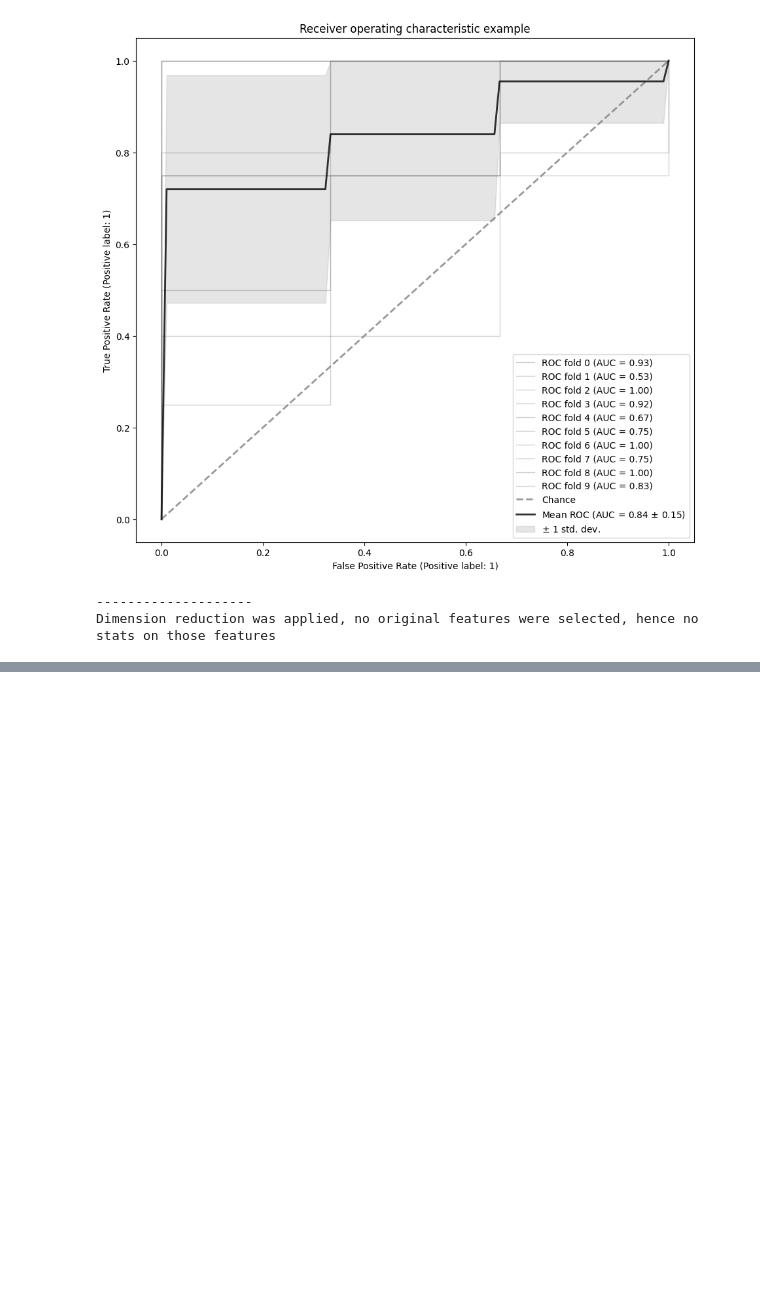
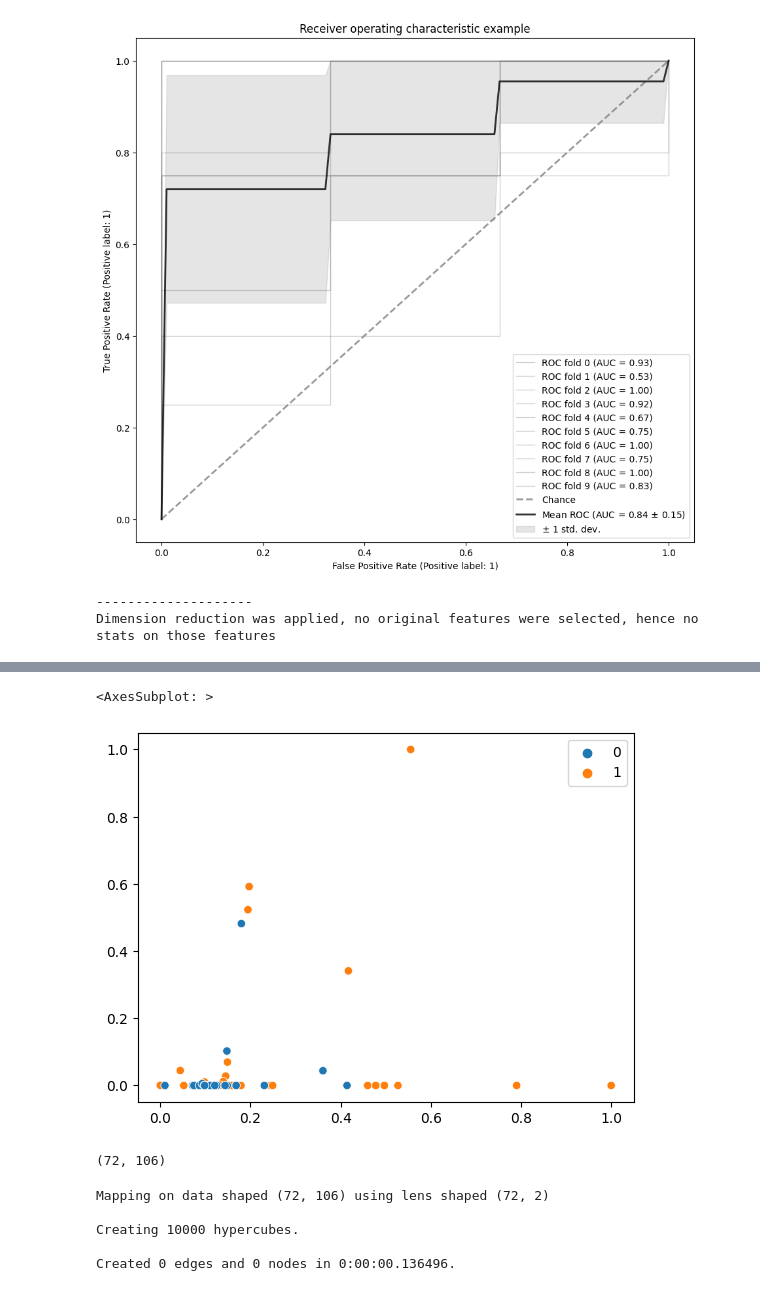
Before and after one commit to maryjis/autoNeuro, a Jupyter notebook: experiments/filtered_data_analyse_schizophrenia.ipynb, the cells around one changed output, grey strips where cells are left out. Cells and saved outputs as stored; diff of their text form; code cells hidden in the pictures; blank space fills up the shorter version.

```diff
--- a/experiments/filtered_data_analyse_schizophrenia.ipynb
+++ b/experiments/filtered_data_analyse_schizophrenia.ipynb
@@ -74,7 +74,7 @@ def process_dataset(data):
 
     #print(data.select_dtypes(include=['object']))
 
-    y = data['target'].copy()
+    y = data['target'].copy().reset_index(drop=True)
     names = data['NAME'].copy()
     X = data.iloc[:, 1: -1].reset_index(drop=True).astype(np.float64)
 
@@ -328,0 +609,2 @@ total_metrics
+# %%
+mapper = km.KeplerMapper(verbose=1)
@@ -328,0 +613,5 @@ total_metrics
+# %%
+pj = mapper.fit_transform(
+    processed['Schizo_filtered0.3_normalized'][0].values,
+    projection=[0,1]
+)
@@ -328,0 +628,19 @@ total_metrics
+# %%
+sns.scatterplot(
+    x=pj[:, 0], y=pj[:, 1], hue=processed['Schizo_filtered0.3_normalized'][1].values
+)
+# %% [output]
+<AxesSubplot: >
+[figure, added]
+# %%
+processed['Schizo_filtered0.3_normalized'][0].shape
+# %% [output]
+(72, 106)
+# %%
+graph = mapper.map(pj, processed['Schizo_filtered0.3_normalized'][0], cover=km.Cover(n_cubes=100))
+# %% [output]
+Mapping on data shaped (72, 106) using lens shaped (72, 2)
+
+Creating 10000 hypercubes.
+
+Created 0 edges and 0 nodes in 0:00:00.136496.
```
Also changed, not shown: parts of 53 cells of this notebook, 1 other file.
